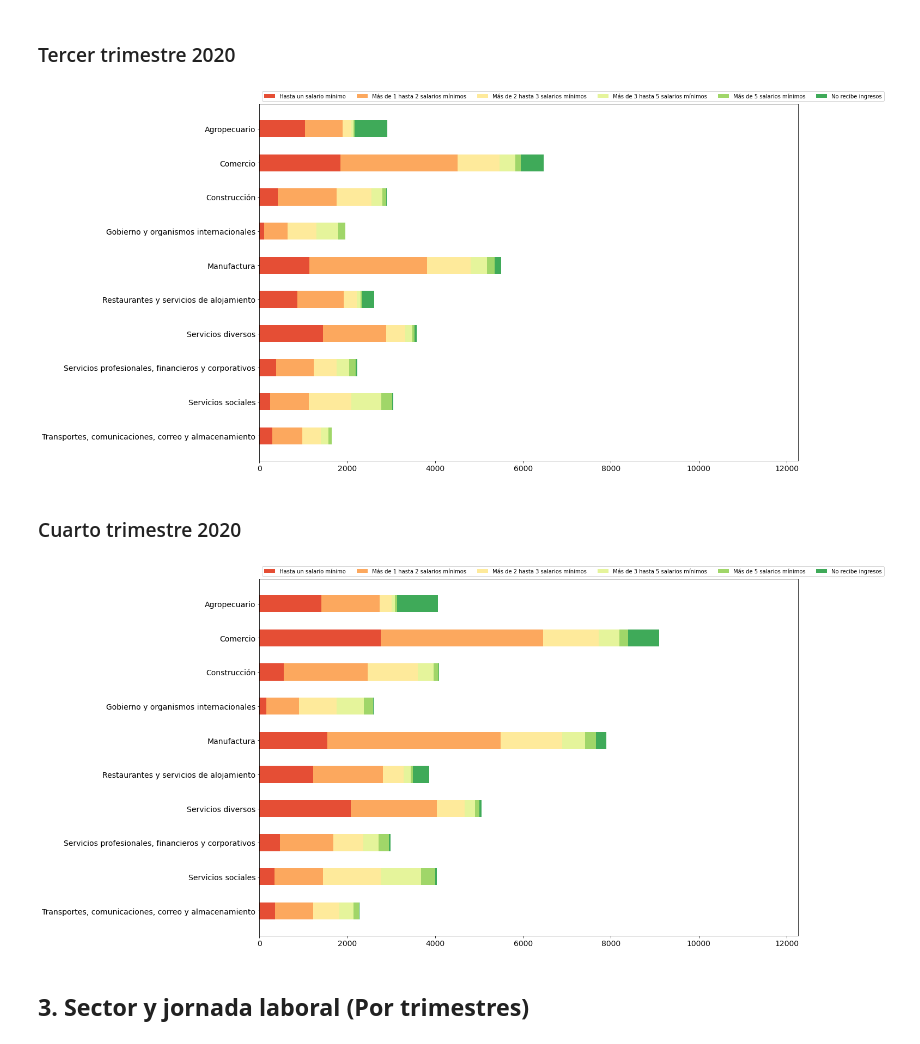
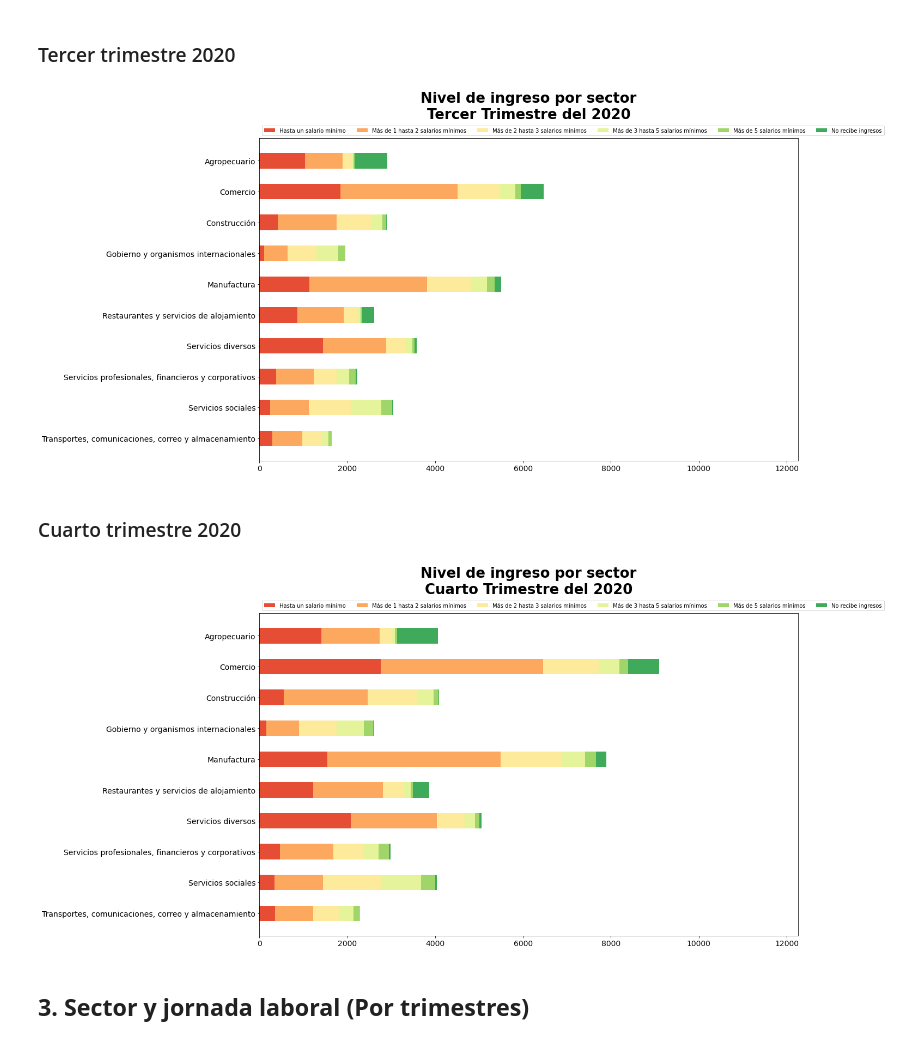
Before and after one commit to Walt9819/factores-impacto-desempleo-mexico, a Jupyter notebook: Python/FactoresDeImpactoEnDesempleoMX.ipynb, the cells around one changed output. Saved outputs shown, nothing was run; the diff lists cells and outputs as text; code cells hidden in the pictures.

```diff
--- a/Python/FactoresDeImpactoEnDesempleoMX.ipynb
+++ b/Python/FactoresDeImpactoEnDesempleoMX.ipynb
@@ -573,9 +587,13 @@ ax.legend(ncol=len(category_names), bbox_to_anchor=(0, 1),
 
 ax.tick_params(axis='both', which='major', labelsize=14)
 
+ax.set_title('Nivel de ingreso por sector\nTercer Trimestre del 2020\n')
+ax.title.set_fontsize(26)
+ax.title.set_fontweight('bold')
+
 fig.tight_layout()
 # %% [output]
-[figure, old version]
+[figure, new version]
 # %% [markdown]
 ### Cuarto trimestre 2020
 # %%
@@ -589,33 +607,37 @@ fig,ax = plt.subplots(figsize = (20,10))
 
 category_names = list(data2.columns)
 labels = list(data2.index)
 dat = data2.values
 data_cum = dat.cumsum(axis=1)
 category_colors = plt.get_cmap('RdYlGn')(np.linspace(0.15, 0.85, dat.shape[1]))
 
 ax.invert_yaxis()
 # ax.xaxis.set_visible(False)
 ax.set_xlim(0, max_value)
 
 for i, (colname, color) in enumerate(zip(category_names, category_colors)):
     widths = dat[:, i]
     starts = data_cum[:, i] - widths
     ax.barh(labels, widths, left=starts, height=0.5,
             label=colname, color=color)
     xcenters = starts + widths / 2
 
     # r, g, b, _ = color
     # text_color = 'white' if r * g * b < 0.5 else 'darkgrey'
     # for y, (x, c) in enumerate(zip(xcenters, widths)):
     #     ax.text(x, y, str(int(c)), ha='center', va='center',
     #             color=text_color)
 ax.legend(ncol=len(category_names), bbox_to_anchor=(0, 1),
           loc='lower left', fontsize=10)
 
 ax.tick_params(axis='both', which='major', labelsize=14)
 
+ax.set_title('Nivel de ingreso por sector\nCuarto Trimestre del 2020\n')
+ax.title.set_fontsize(26)
+ax.title.set_fontweight('bold')
+
 fig.tight_layout()
 # %% [output]
-[figure, old version]
+[figure, new version]
 # %% [markdown]
 ## **3. Sector y jornada laboral (Por trimestres)**
```
Also changed, not shown: parts of 31 cells of this notebook.
